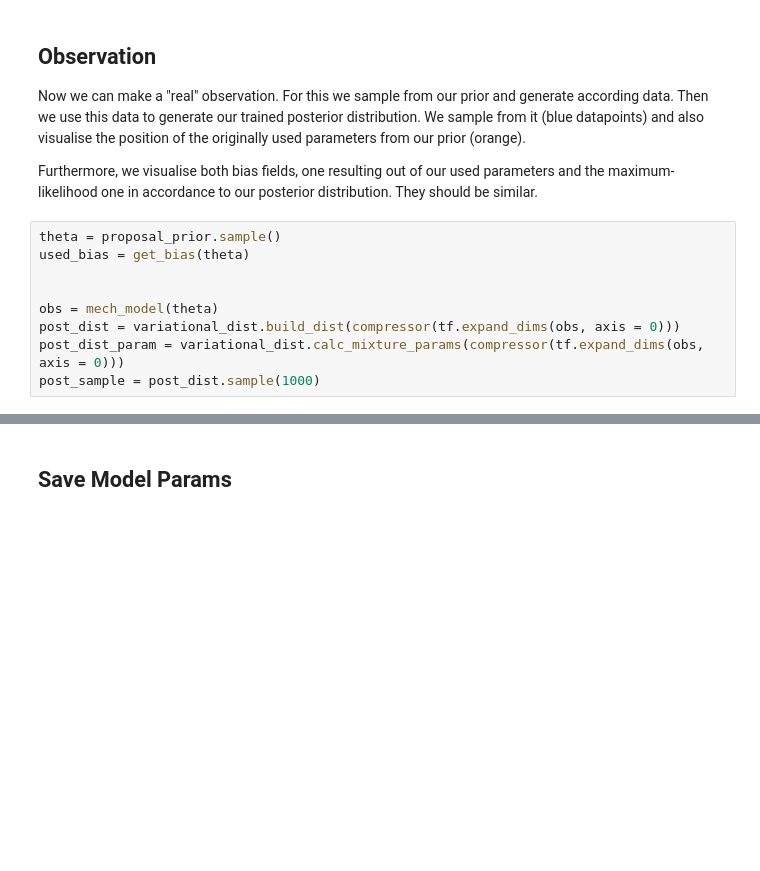
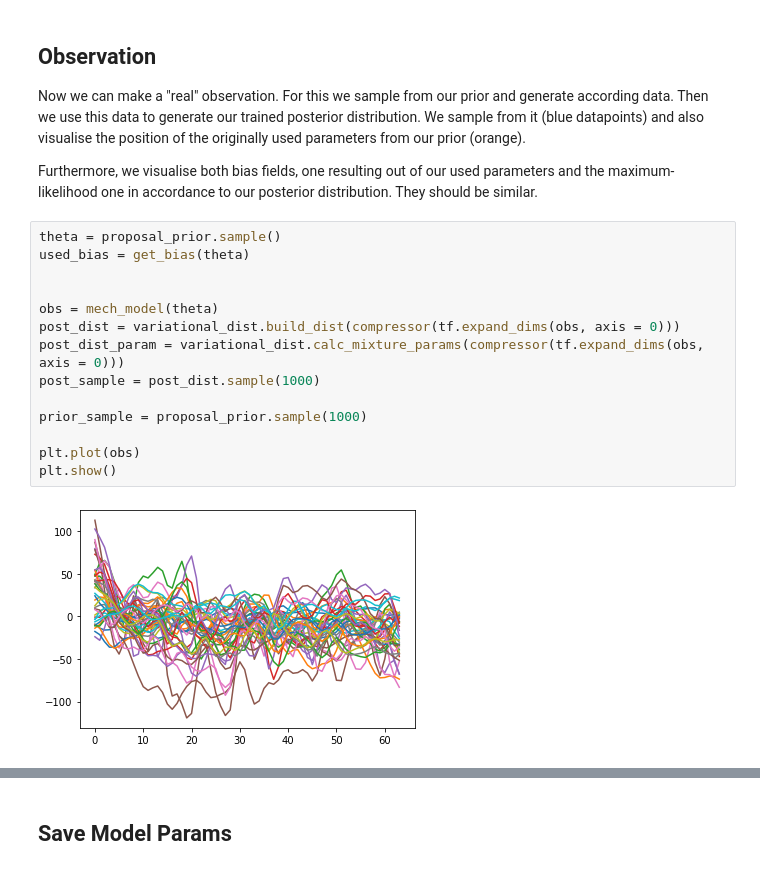
Before and after one commit to evanwonisch/bayesian-inference, a Jupyter notebook: MinField SBI.ipynb, the cells around one changed output, grey strips where cells are left out. Drawn from its saved outputs; the diff is of its cells as text; blank space fills up the shorter version.

```diff
--- a/MinField SBI.ipynb
+++ b/MinField SBI.ipynb
@@ -284,10 +293,17 @@ Furthermore, we visualise both bias fields, one resulting out of our used parame
 # %%
 theta = proposal_prior.sample()
 used_bias = get_bias(theta)
 
 
 obs = mech_model(theta)
 post_dist = variational_dist.build_dist(compressor(tf.expand_dims(obs, axis = 0)))
 post_dist_param = variational_dist.calc_mixture_params(compressor(tf.expand_dims(obs, axis = 0)))
 post_sample = post_dist.sample(1000)
+
+prior_sample = proposal_prior.sample(1000)
+
+plt.plot(obs)
+plt.show()
+# %% [output]
+[figure, added]
 # %%
```
Also changed, not shown: parts of 19 cells of this notebook.
